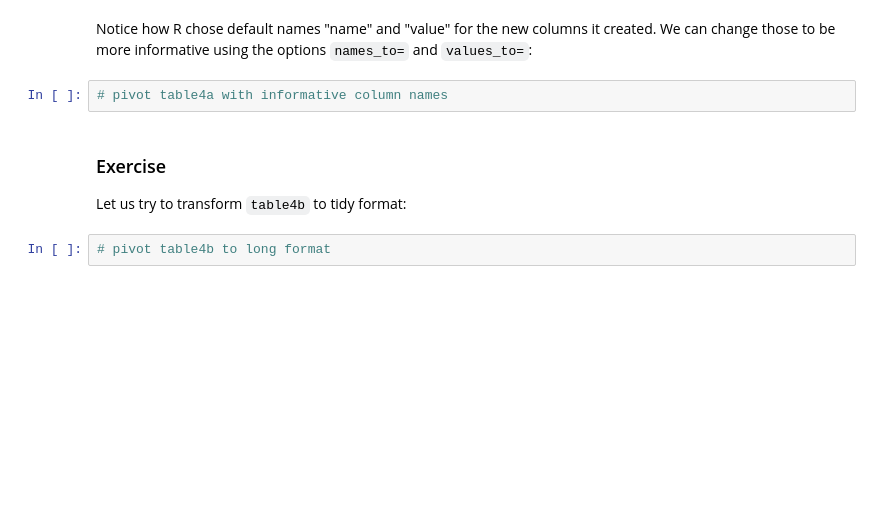
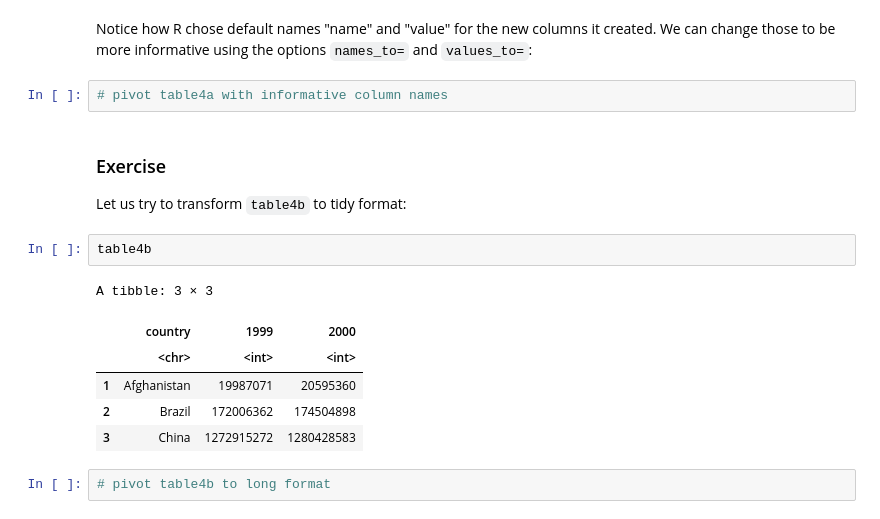
Before and after one commit to stats306/w23, a Jupyter notebook: lectures/week4/lecture04.ipynb, the cells around one changed output. Saved outputs shown, nothing was run; the diff lists cells and outputs as text; blank space fills up the shorter version.

```diff
--- a/lectures/week4/lecture04.ipynb
+++ b/lectures/week4/lecture04.ipynb
@@ -216,6 +249,15 @@ Notice how R chose default names "name" and "value" for the new columns it creat
 # %% [markdown]
 ### Exercise
 Let us try to transform `table4b` to tidy format:
+# %%
+table4b
+# %% [output]
+A tibble: 3 × 3
+|  | country | 1999 | 2000 |
+|  | <chr> | <int> | <int> |
+| 1 | Afghanistan | 19987071 | 20595360 |
+| 2 | Brazil | 172006362 | 174504898 |
+| 3 | China | 1272915272 | 1280428583 |
 # %%
 # pivot table4b to long format
 # %% [markdown]
```
Also changed, not shown: parts of 29 cells of this notebook.
